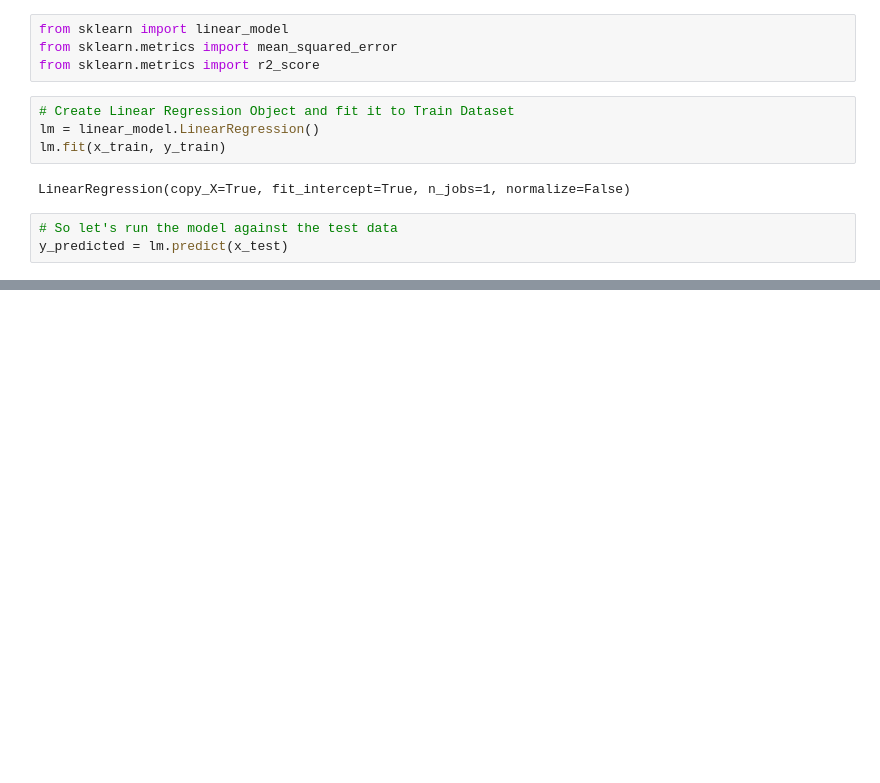
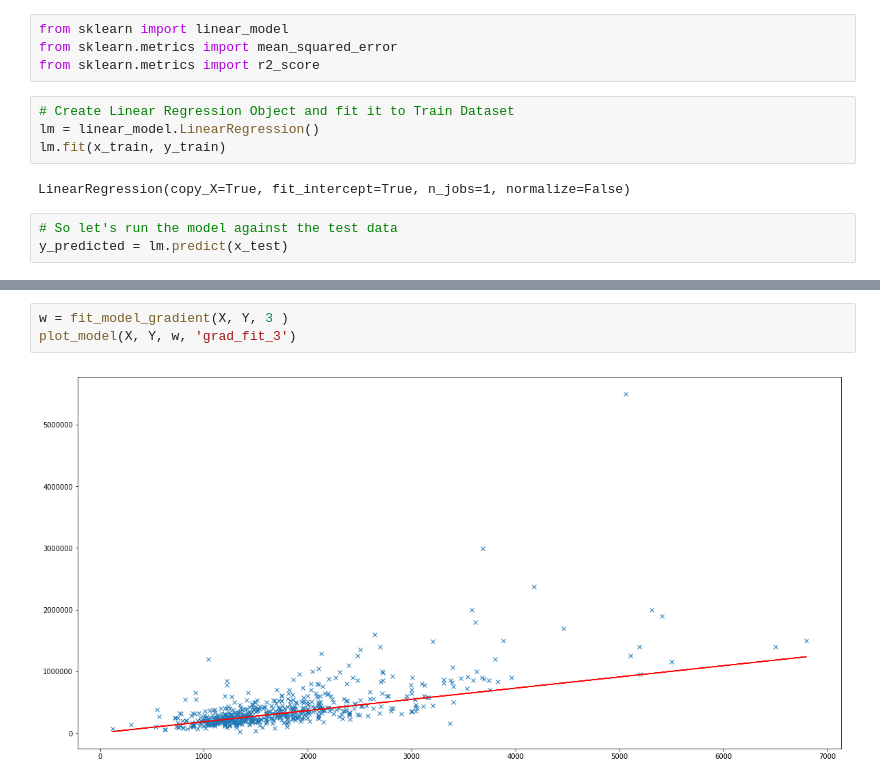
Before and after one commit to santhoshpkumar/kaggle-linear-regression, a Jupyter notebook: simple_linear_regression.ipynb, the cells around one changed output, grey strips where cells are left out. Drawn from its saved outputs; the diff is of its cells as text; blank space fills up the shorter version.

```diff
--- a/simple_linear_regression.ipynb
+++ b/simple_linear_regression.ipynb
@@ -346,0 +396,5 @@ plt.show()
+# %%
+w = fit_model_gradient(X, Y, 3 )
+plot_model(X, Y, w, 'grad_fit_3')
+# %% [output]
+[figure, added]
```
Also changed, not shown: parts of 35 cells of this notebook, 22 other files.
